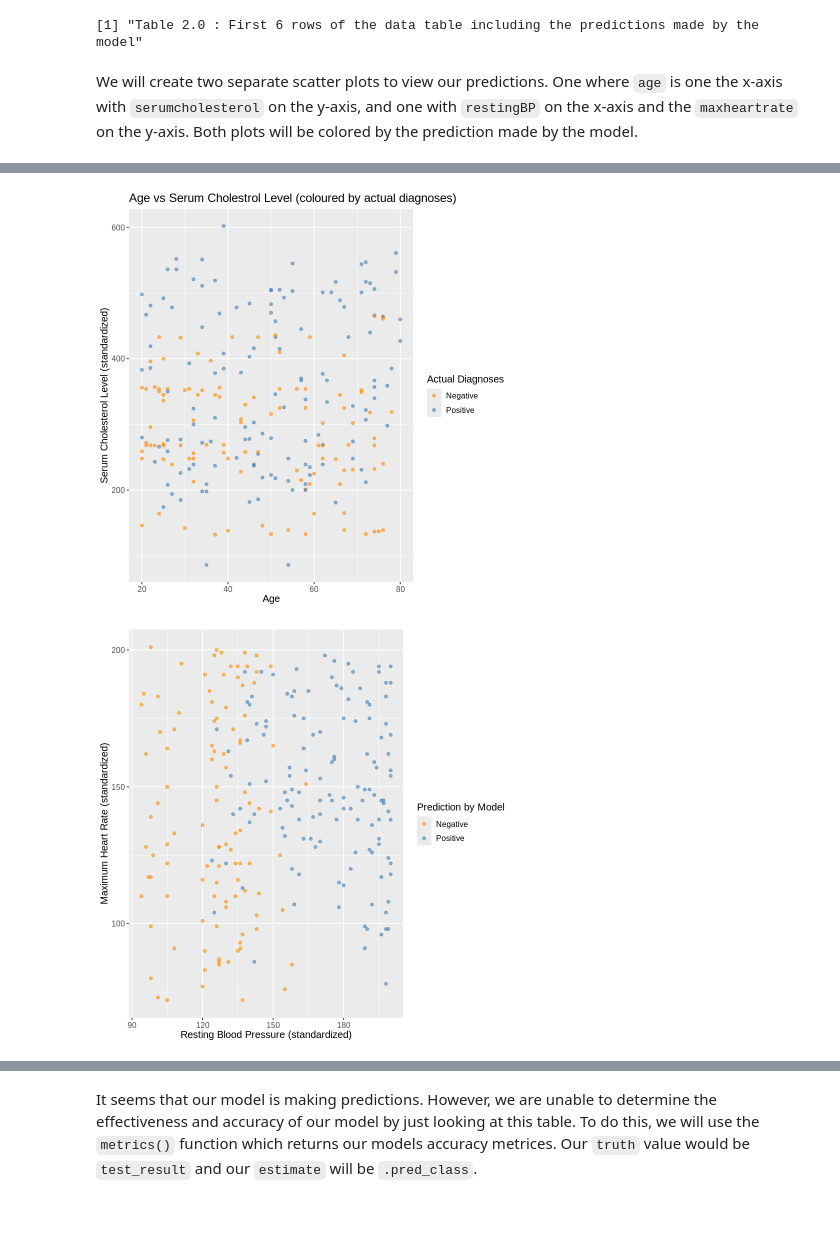
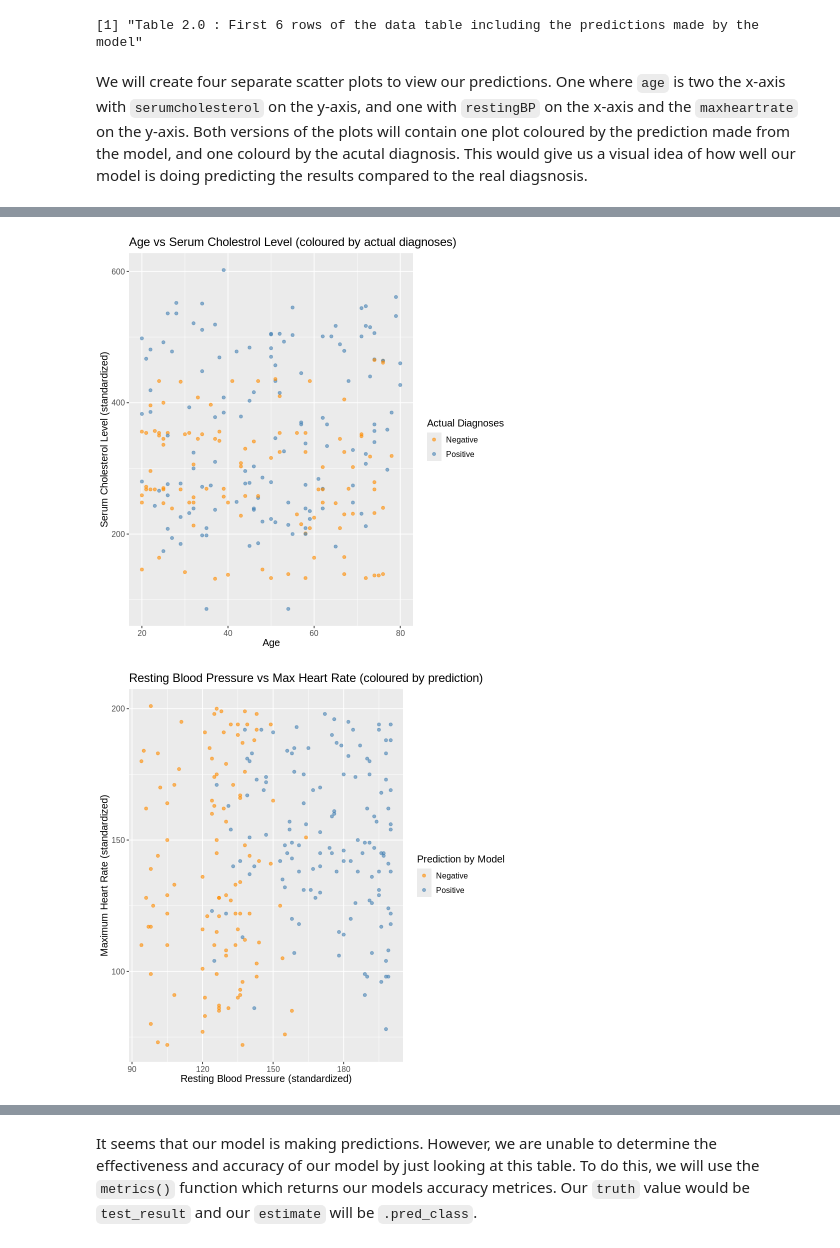
Before and after one commit to bmpark16/dsci100_project, a Jupyter notebook: Project Proposal.ipynb, the cells around one changed output, grey strips where cells are left out. Cells and saved outputs as stored; diff of their text form; code cells hidden in the pictures; blank space fills up the shorter version.

```diff
--- a/Project Proposal.ipynb
+++ b/Project Proposal.ipynb
@@ -360,7 +360,7 @@ A tibble: 6 × 6
 | Positive | 59 | 223 | 156 | 184 | Positive |
 [1] "Table 2.0 : First 6 rows of the data table including the predictions made by the model"
 # %% [markdown]
-We will create two separate scatter plots to view our predictions. One where `age` is one the x-axis with `serumcholesterol` on the y-axis, and one with `restingBP` on the x-axis and the `maxheartrate` on the y-axis. Both plots will be colored by the prediction made by the model.
+We will create four separate scatter plots to view our predictions. One where `age` is two the x-axis with `serumcholesterol` on the y-axis, and one with `restingBP` on the x-axis and the `maxheartrate` on the y-axis. Both versions of the plots will contain one plot coloured by the prediction made from the model, and one colourd by the acutal diagnosis. This would give us a visual idea of how well our model is doing predicting the results compared to the real diagsnosis.
 # %%
 age_serum_plot_pred <- predictions |>
   ggplot(aes(x = age, y = serumcholestrol, color = .pred_class)) +
@@ -373,31 +373,43 @@ age_serum_plot_pred <- predictions |>
   theme(text = element_text(size = 12))
 
 age_serum_plot_actual <- predictions |>
   ggplot(aes(x = age, y = serumcholestrol, color = test_result)) +
   geom_point(alpha = 0.6) +
   labs(x = "Age",
        y = "Serum Cholesterol Level (standardized)",
        color = "Actual Diagnoses") +
   ggtitle("Age vs Serum Cholestrol Level (coloured by actual diagnoses)") +
   scale_color_manual(values = c("darkorange", "steelblue")) +
   theme(text = element_text(size = 12))
 
 
 bp_heartrate_plot <- predictions |>
   ggplot(aes(x = restingBP, y = maxheartrate, color = .pred_class)) +
   geom_point(alpha = 0.6) +
   labs(x = "Resting Blood Pressure (standardized)",
        y = "Maximum Heart Rate (standardized)",
        color = "Prediction by Model") +
+  ggtitle("Resting Blood Pressure vs Max Heart Rate (coloured by prediction)") +
+  scale_color_manual(values = c("darkorange", "steelblue")) +
+  theme(text = element_text(size = 12))
+
+bp_heartrate_plot_actual <- predictions |>
+  ggplot(aes(x = restingBP, y = maxheartrate, color = test_result)) +
+  geom_point(alpha = 0.6) +
+  labs(x = "Resting Blood Pressure (standardized)",
+       y = "Maximum Heart Rate (standardized)",
+       color = "Actual Diagnoses") +
+  ggtitle("Resting Blood Pressure vs Max Heart Rate (coloured by diagnosis)") +
   scale_color_manual(values = c("darkorange", "steelblue")) +
   theme(text = element_text(size = 12))
 
 
 age_serum_plot_pred
 age_serum_plot_actual
 
 bp_heartrate_plot
+bp_heartrate_plot_actual
 # %% [output]
 [figure]
 [figure]
-[figure, old version]
+[figure, new version]
```
Also changed, not shown: parts of 3 cells of this notebook.
